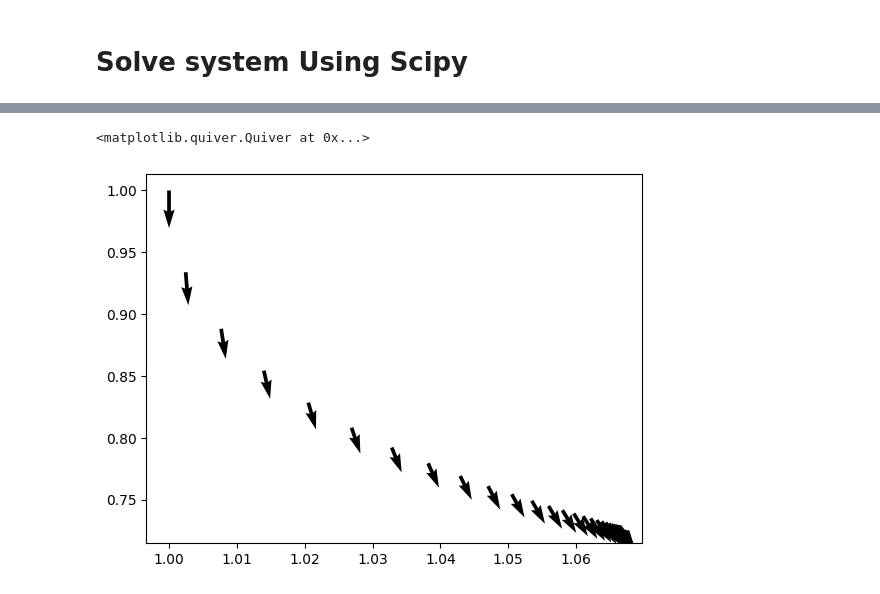
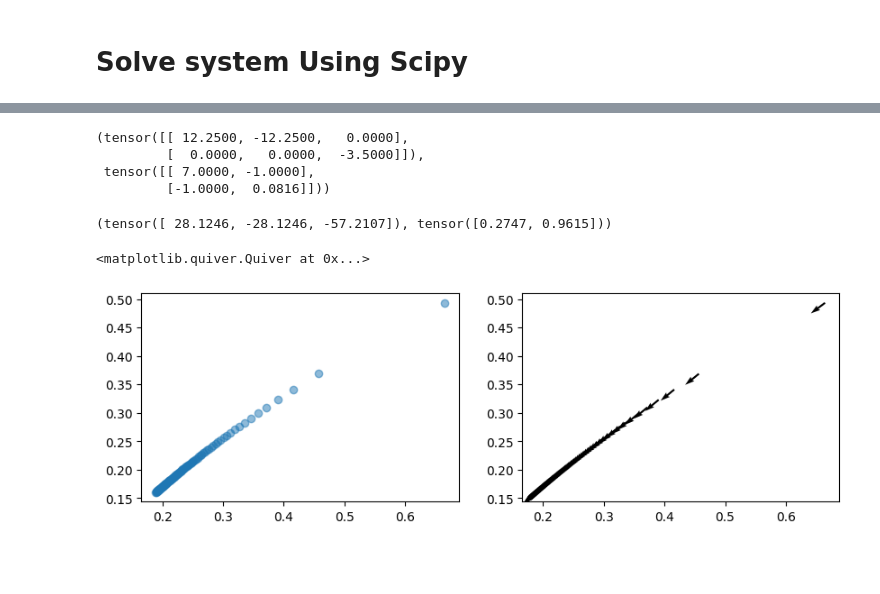
Before and after one commit to tomasruizt/Code-Along, a Jupyter notebook: matrix-calculus/8.3 Adjoint Differentiation Through Non-Linear System of Equations.ipynb, the cells around one changed output, grey strips where cells are left out. Drawn from its saved outputs; the diff is of its cells as text; code cells hidden in the pictures; blank space fills up the shorter version.

```diff
--- a/matrix-calculus/8.3 Adjoint Differentiation Through Non-Linear System of Equations.ipynb
+++ b/matrix-calculus/8.3 Adjoint Differentiation Through Non-Linear System of Equations.ipynb
@@ -100,3 +92,0 @@ def grads(p, x):
-# %%
-grad_x, grad_p = grads(p, x)
-grad_x, grad_p
@@ -121,0 +128,28 @@ tensor([1.0049, 0.9088])
+# %%
+from torch import norm
+from torch.linalg import solve, lstsq
+
+def f(x): return norm(x)
+
+def fprime(x): return x / f(x)
+
+def grads(p, x):
+    dgdp, dgdx = jacobians(p, x)
+    fp = fprime(x)
+    z = lstsq(dgdp.T, torch.zeros_like(p)).solution
+    v = solve(dgdx.T, - fp)
+    grad_x = fp - z @ dgdx
+    grad_p = v.T @ dgdp
+    return grad_p, grad_x
+# %%
+jacobians(p0, s2)
+# %% [output]
+(tensor([[ 12.2500, -12.2500,   0.0000],
+         [  0.0000,   0.0000,  -3.5000]]),
+ tensor([[ 7.0000, -1.0000],
+         [-1.0000,  0.0816]]))
+# %%
+grad_p, grad_x = grads(p0, s2)
+grad_p, grad_x
+# %% [output]
+(tensor([ 28.1246, -28.1246, -57.2107]), tensor([0.2747, 0.9615]))
@@ -122,26 +158,31 @@ tensor([1.0049, 0.9088])
 # %%
-p = t(1.)
-x = t([1., 1.])
+torch.random.manual_seed(5)
+
+p = p0 + torch.randn_like(p0)
+x = find_x(p=p, x_guess=s2)
 
 violations = []
 ps = []
 xs = []
 grads_x = []
 grads_p = []
-for _ in range(30):
+for _ in range(100):
     ps.append(p)
     xs.append(x)
     violations.append(g_violation(x))
     grad_p, grad_x = grads(p=p, x=x)
     grads_x.append(grad_x)
     grads_p.append(grad_p)
-    p = p - 0.1 * grad_p
+    p = p - grad_p
     x = find_x(p=p, x_guess=x)
 
 xs = torch.stack(xs)
 grads_x = torch.stack(grads_x)
+grads_p = torch.stack(grads_p)
 # %%
-plt.quiver(xs[:,0], xs[:,1], -grads_x[:,0], -grads_x[:,1])
+fig1, axs = plt.subplots(nrows=1, ncols=2, figsize=(10, 3))
+axs[0].scatter(xs[:, 0], xs[:, 1], alpha=.5)
+axs[1].quiver(xs[:,0], xs[:,1], -grads_x[:,0], -grads_x[:,1])
 # %% [output]
 <matplotlib.quiver.Quiver at 0x...>
-[figure, old version]
+[figure, new version]
```
Also changed, not shown: parts of 25 cells of this notebook.
